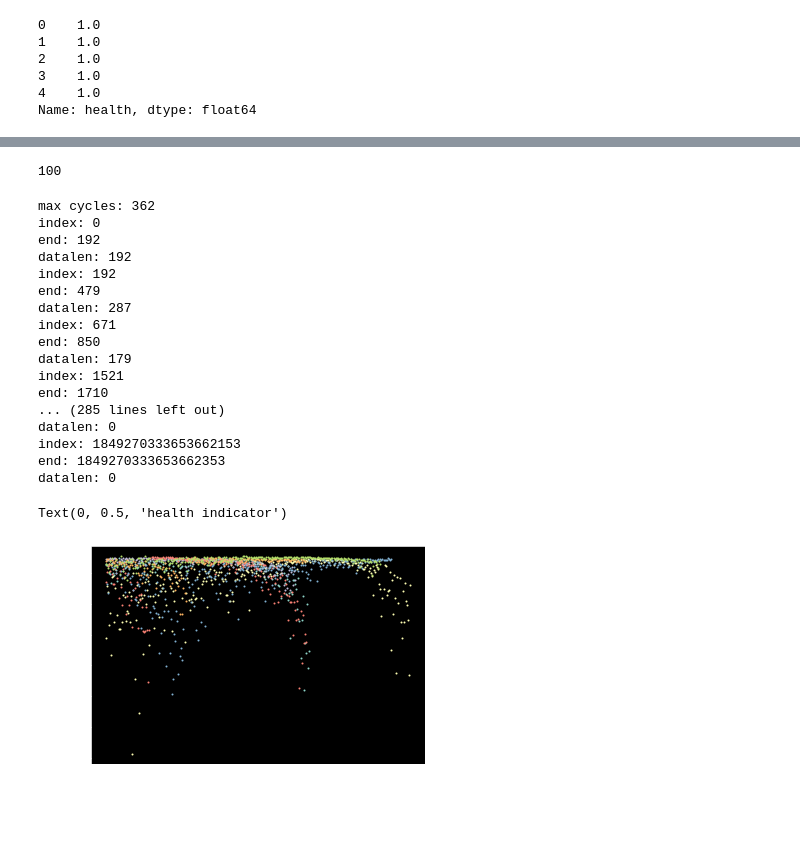
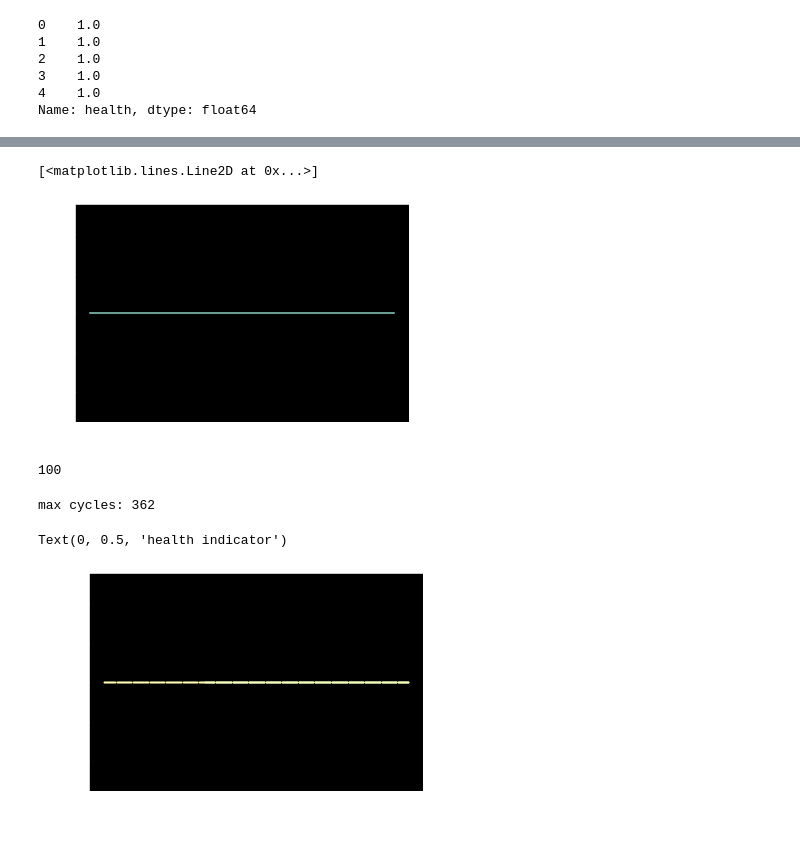
Before and after one commit to AzizSayfutdinov/PredictiveMaintenanceEngine, a Jupyter notebook: RegressionModels.ipynb, the cells around one changed output, grey strips where cells are left out. Saved outputs shown, nothing was run; the diff lists cells and outputs as text; code cells hidden in the pictures.

Commit message:
Adjusted regression model with health as feature

```diff
--- a/RegressionModels.ipynb
+++ b/RegressionModels.ipynb
@@ -664,9 +664,8 @@ train['health'] = train['health'] = np.zeros(len(train))
 
 index = 0
 for i in range(max(train['id'])):
-    print('index: ' + str(index))
     max_health = train['RUL'][index] + 1
-    healthy_cycles = math.ceil(max_health*0.3)
+    healthy_cycles = math.ceil(max_health*0.1)
     for j in range(index, index +healthy_cycles, 1):
         train['health'][j] = 1
     index = index + max_health
@@ -729,0 +719,17 @@ y_hat_test = svr.predict(X_test_sc)
+# %%
+# fit
+svr = SVR(kernel='sigmoid', C=0.035, gamma=0.5, epsilon=0.2, coef0=0.2, tol=1e-2)   # my coeff
+# svr = SVR(kernel='sigmoid', C=0.125, gamma=0.039, epsilon=0.09)
+# svr = SVR(kernel='linear')
+# svr = SVR(kernel='rbf', C=0.8, gamma=1, epsilon=0.01)
+# C=0.035, gamma=0.5, degree=3, epsilon=.5, coef0=1
+
+svr.fit(X_train_sc, y_train)
+
+# predict
+y_hat_train = svr.predict(X_train_sc)
+
+y_hat_test = svr.predict(X_test_sc)
+plt.scatter(x=range(0, 192), y=y_hat_train[0:192], s=2)
+plt.xlabel('times in cycles')
+plt.ylabel('health indicator')
@@ -730,3 +745,8 @@ y_hat_test = svr.predict(X_test_sc)
+# %%
+plt.plot(y_hat_train[:192])
+# %% [output]
+[<matplotlib.lines.Line2D at 0x...>]
+[figure, added]
 # %%
 max(train['cycle'])
 current_data = y_hat_train[0:192]
@@ -737,39 +757,23 @@ len(list_periods_train)
 # %%
 # plot data with padding
 max_cycle = max(train['cycle'])
 print('max cycles: ' + str(max_cycle))
 index = 0
-for i in range(len(list_periods_train)):
+for i in range(len(list_periods_train[0:2])):
     end = index + list_periods_train[i]
     # print('index: ' + str(index))
     # print('end: ' + str(end))
     current_data = y_hat_train[index:end]
     # print('datalen: ' + str(len(current_data)))
-    current_data = np.pad(current_data, (0, max_cycle-len(current_data)), 'constant', constant_values=(None, None))
+    current_data = np.pad(current_data, (max_cycle-len(current_data), 0), 'constant', constant_values=(None, None))
     plt.scatter(x=range(0, max_cycle), y=current_data[0:max_cycle], s=1)
     # plt.plot(current_data[0:max_cycle])
     index = index + end
 
 # plt.scatter(y=y_hat_train[:192], x=range(0, 192), s=2)
 plt.xlabel('times in cycles')
 plt.ylabel('health indicator')
 # %% [output]
 max cycles: 362
-index: 0
-end: 192
-datalen: 192
-index: 192
-end: 479
-datalen: 287
-index: 671
-end: 850
-datalen: 179
-index: 1521
-end: 1710
-... (285 lines left out)
-datalen: 0
-index: 1849270333653662153
-end: 1849270333653662353
-datalen: 0
 Text(0, 0.5, 'health indicator')
-[figure, old version]
+[figure, new version]
```
Also changed, not shown: parts of 17 cells of this notebook.
